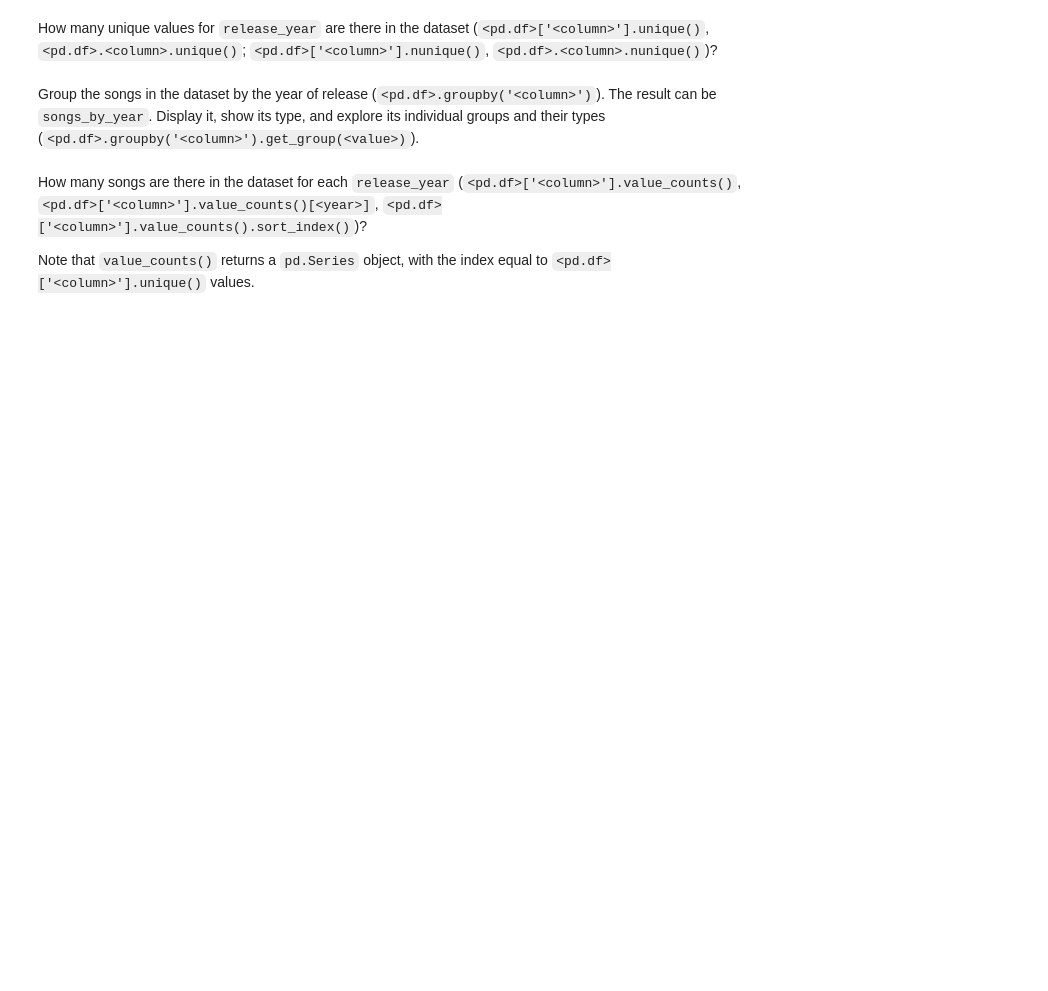
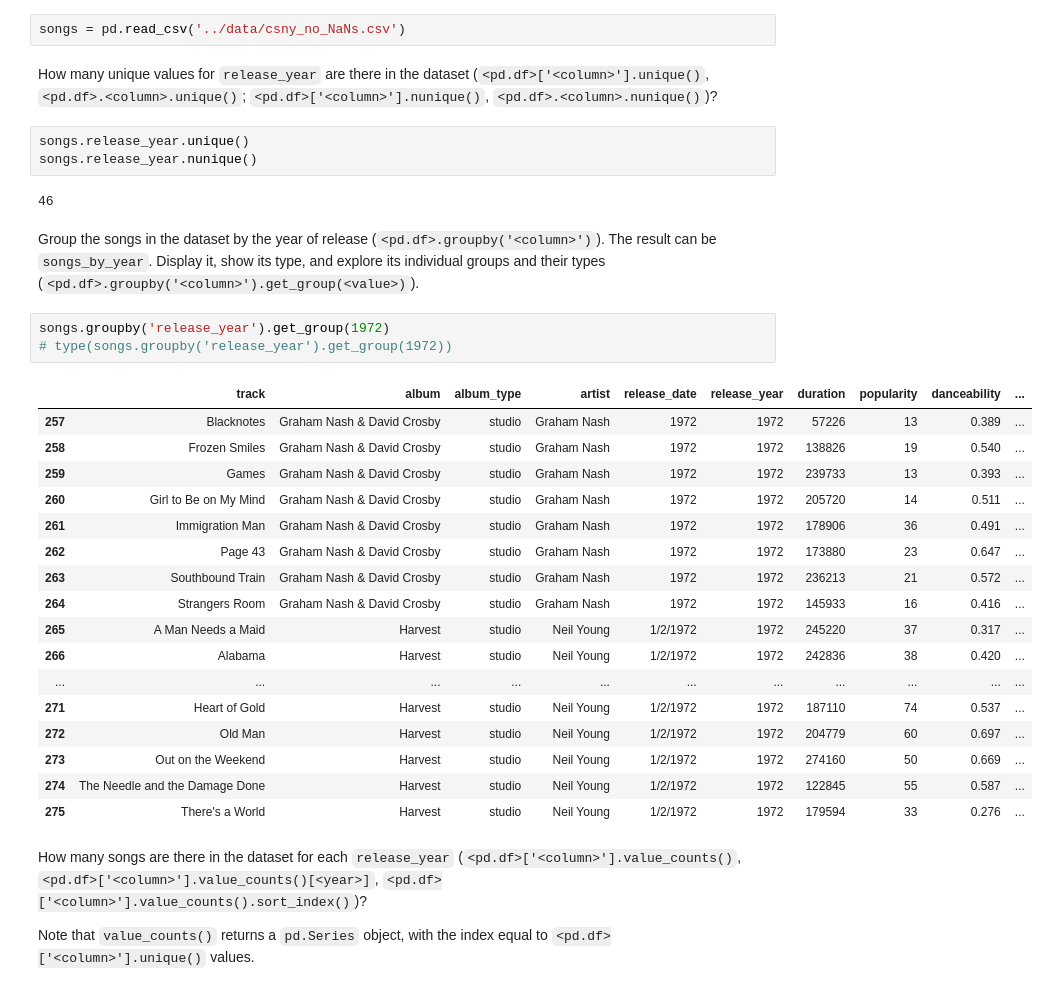
Before and after one commit to ADA-Programming/ADA_2026, a Jupyter notebook: notebooks/eda.ipynb, the cells around one changed output. Saved outputs shown, nothing was run; the diff lists cells and outputs as text; blank space fills up the shorter version.

```diff
--- a/notebooks/eda.ipynb
+++ b/notebooks/eda.ipynb
@@ -515,10 +719,38 @@ How many songs from the beginning of the csny era are there?
 If `sort_values()` is used after `agg([<'f1 name>', '<f2 name>', ...])` (`agg(['<f1 name>', '<f2 name>', ...]).sort_values(by='<f name>', ascending=False)`), it must be passed one positional argument (`by='<f name>'`) before the optional `ascending=False`.
 # %% [markdown]
 Read a dataset without missing values.
+# %%
+songs = pd.read_csv('../data/csny_no_NaNs.csv')
 # %% [markdown]
 How many unique values for `release_year` are there in the dataset (`<pd.df>['<column>'].unique()`, `<pd.df>.<column>.unique()`; `<pd.df>['<column>'].nunique()`, `<pd.df>.<column>.nunique()`)?
+# %%
+songs.release_year.unique()
+songs.release_year.nunique()
+# %% [output]
+46
 # %% [markdown]
 Group the songs in the dataset by the year of release (`<pd.df>.groupby('<column>')`). The result can be `songs_by_year`. Display it, show its type, and explore its individual groups and their types (`<pd.df>.groupby('<column>').get_group(<value>)`).
+# %%
+songs.groupby('release_year').get_group(1972)
+# type(songs.groupby('release_year').get_group(1972))
+# %% [output]
+|  | track | album | album_type | artist | release_date | release_year | duration | popularity | danceability | ... |
+| 257 | Blacknotes | Graham Nash & David Crosby | studio | Graham Nash | 1972 | 1972 | 57226 | 13 | 0.389 | ... |
+| 258 | Frozen Smiles | Graham Nash & David Crosby | studio | Graham Nash | 1972 | 1972 | 138826 | 19 | 0.540 | ... |
+| 259 | Games | Graham Nash & David Crosby | studio | Graham Nash | 1972 | 1972 | 239733 | 13 | 0.393 | ... |
+| 260 | Girl to Be on My Mind | Graham Nash & David Crosby | studio | Graham Nash | 1972 | 1972 | 205720 | 14 | 0.511 | ... |
+| 261 | Immigration Man | Graham Nash & David Crosby | studio | Graham Nash | 1972 | 1972 | 178906 | 36 | 0.491 | ... |
+| 262 | Page 43 | Graham Nash & David Crosby | studio | Graham Nash | 1972 | 1972 | 173880 | 23 | 0.647 | ... |
+| 263 | Southbound Train | Graham Nash & David Crosby | studio | Graham Nash | 1972 | 1972 | 236213 | 21 | 0.572 | ... |
+| 264 | Strangers Room | Graham Nash & David Crosby | studio | Graham Nash | 1972 | 1972 | 145933 | 16 | 0.416 | ... |
+| 265 | A Man Needs a Maid | Harvest | studio | Neil Young | 1/2/1972 | 1972 | 245220 | 37 | 0.317 | ... |
+| 266 | Alabama | Harvest | studio | Neil Young | 1/2/1972 | 1972 | 242836 | 38 | 0.420 | ... |
+| ... | ... | ... | ... | ... | ... | ... | ... | ... | ... | ... |
+| 271 | Heart of Gold | Harvest | studio | Neil Young | 1/2/1972 | 1972 | 187110 | 74 | 0.537 | ... |
+| 272 | Old Man | Harvest | studio | Neil Young | 1/2/1972 | 1972 | 204779 | 60 | 0.697 | ... |
+| 273 | Out on the Weekend | Harvest | studio | Neil Young | 1/2/1972 | 1972 | 274160 | 50 | 0.669 | ... |
+| 274 | The Needle and the Damage Done | Harvest | studio | Neil Young | 1/2/1972 | 1972 | 122845 | 55 | 0.587 | ... |
+| 275 | There's a World | Harvest | studio | Neil Young | 1/2/1972 | 1972 | 179594 | 33 | 0.276 | ... |
 # %% [markdown]
 How many songs are there in the dataset for each `release_year` (`<pd.df>['<column>'].value_counts()`, `<pd.df>['<column>'].value_counts()[<year>]`, `<pd.df>['<column>'].value_counts().sort_index()`)?
 
```
Also changed, not shown: parts of 44 cells of this notebook.
